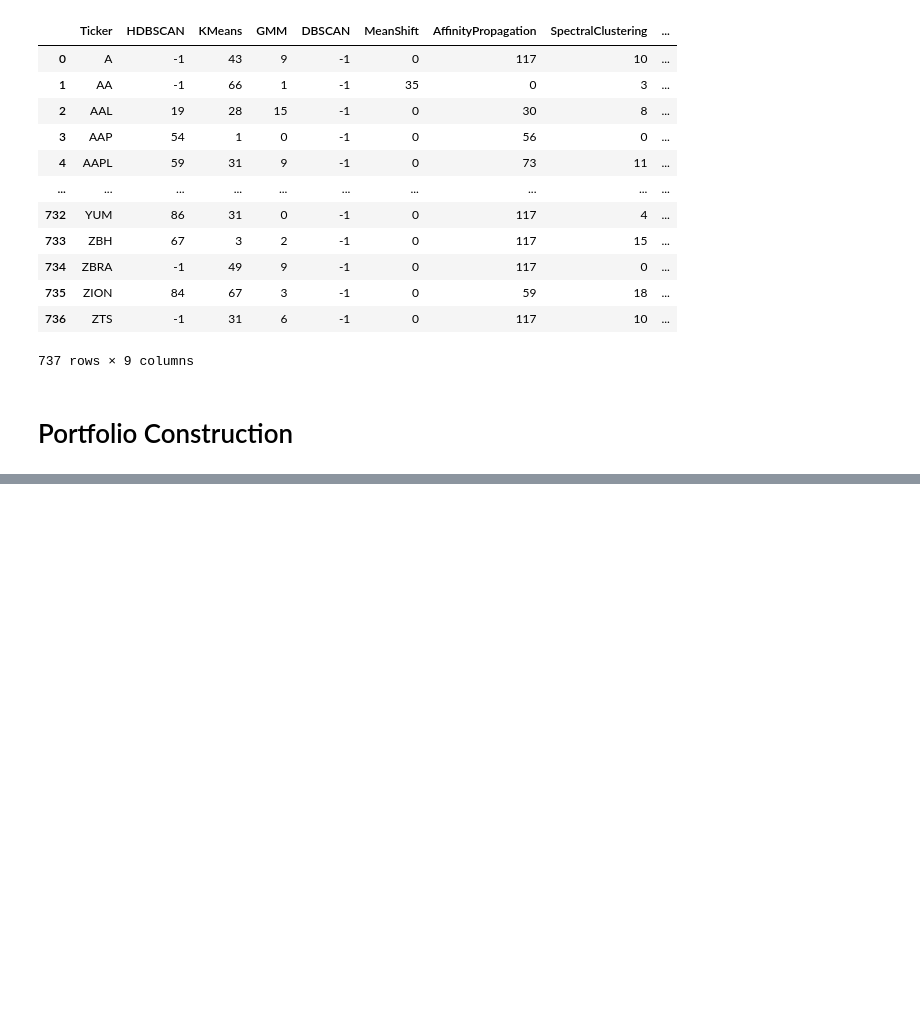
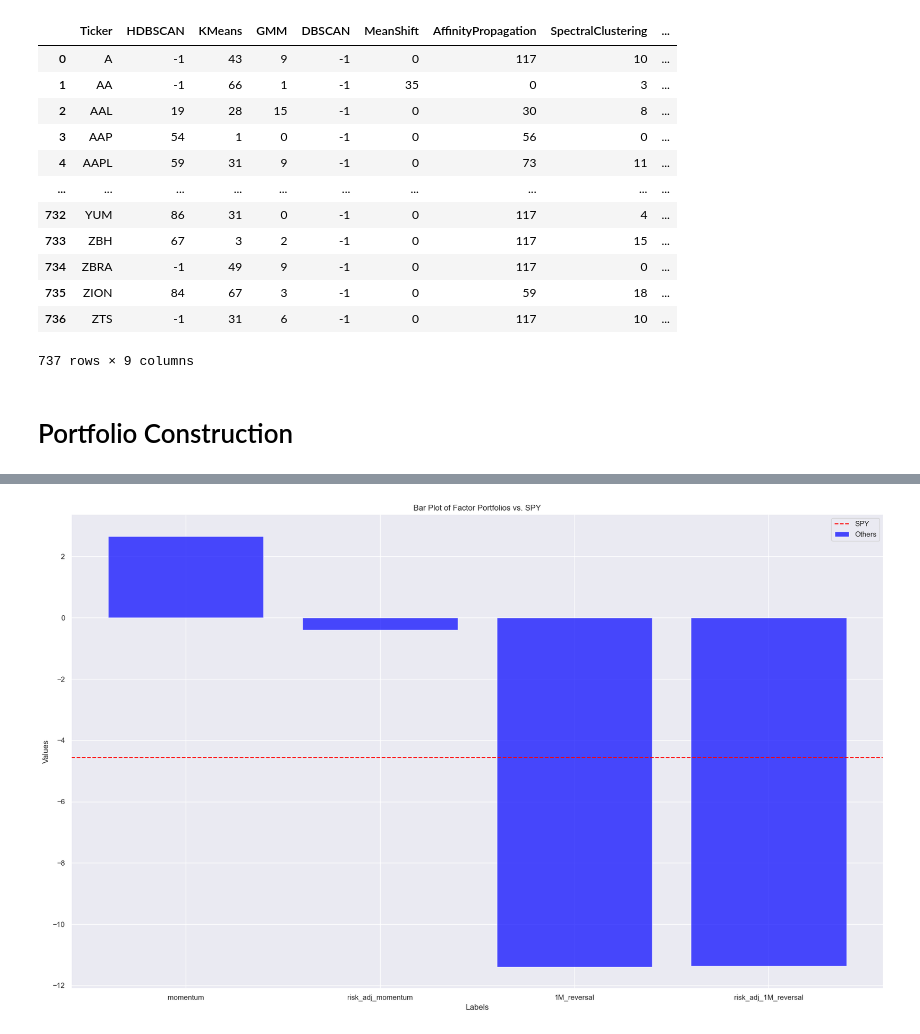
Before and after one commit to AkashRinge/Hierarchical-Risk-Parity, a Jupyter notebook: Portfolio_Construction_with_HRP.ipynb, the cells around one changed output, grey strips where cells are left out. Drawn from its saved outputs; the diff is of its cells as text; code cells hidden in the pictures; blank space fills up the shorter version.

```diff
--- a/Portfolio_Construction_with_HRP.ipynb
+++ b/Portfolio_Construction_with_HRP.ipynb
@@ -130,5 +129,5 @@ for filename in files:
     file_path = os.path.join(directory_path, filename)
     df = calc_momentum(file_path, spy_momentum=spy)
     df = df[['ticker', 'date', 'momentum', 'risk_adj_momentum']]
-    df.to_feather(f'factors/momentum/{filename}')
+    df.to_csv(f'factors/momentum/{filename[:-7] + "csv"}', index=False)
     print(f'{filename} Done')
@@ -600,0 +778,28 @@ weekly_ret_df
+# %%
+def plot_barplot(data_points, labels):
+    # Extract the first element and the last 5 elements
+    first_element = data_points[0]
+    last_elements = data_points[1:]
+
+    # Corresponding labels for the last 5 elements
+    last_labels = labels[1:]
+
+    # Create a bar plot
+    plt.figure(figsize=(18, 11))
+    plt.bar(last_labels, last_elements, color='blue', alpha=0.7, label='Others')
+    plt.axhline(y=first_element, color='red', linestyle='--', label='SPY')
+
+    # Adding labels and title
+    plt.xlabel('Labels')
+    plt.ylabel('Values')
+    plt.title('Bar Plot of Factor Portfolios vs. SPY')
+    plt.legend()
+
+    # Show the plot
+    plt.tight_layout()
+    plt.show()
+# %%
+weekly_returns = pd.read_csv('ReturnSeries\\2023-11-28\\FactorReturnsV1.csv', skiprows=1)
+weekly_returns.rename(columns={'Date':'Portfolio'}, inplace=True)
+weekly_returns = weekly_returns.loc[(weekly_returns['Portfolio'] != 'pe_op_basic') & (weekly_returns['Portfolio'] != 'bm')]
+weekly_returns
@@ -600,0 +814,5 @@ weekly_ret_df
+# %%
+sum_returns = (1+(0.01 * weekly_returns.apply(pd.to_numeric, errors='coerce'))).prod(axis=1) - 1
+plot_barplot(sum_returns.values * 100, weekly_returns['Portfolio'].values)
+# %% [output]
+[figure, added]
```
Also changed, not shown: parts of 7 cells of this notebook, 3 other files.
